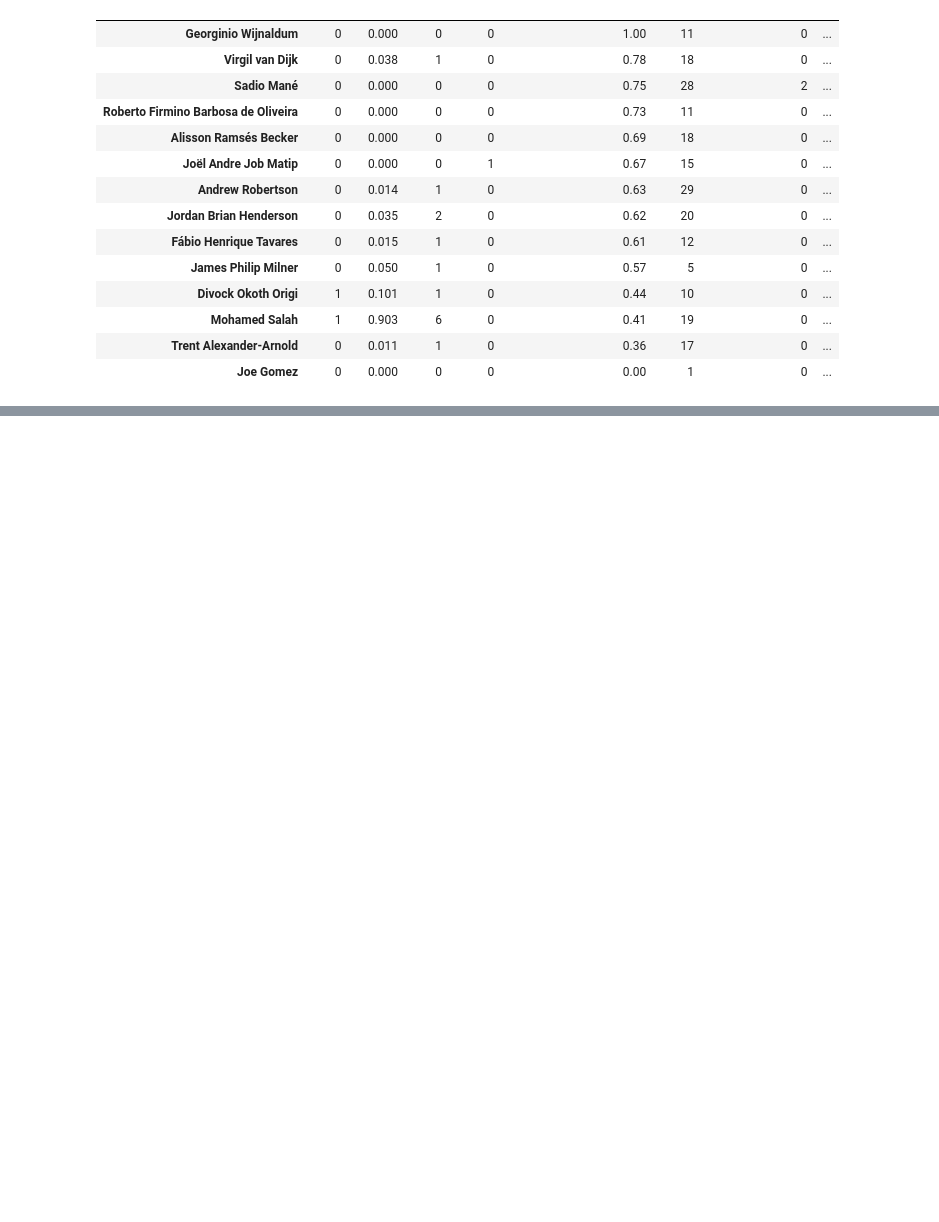
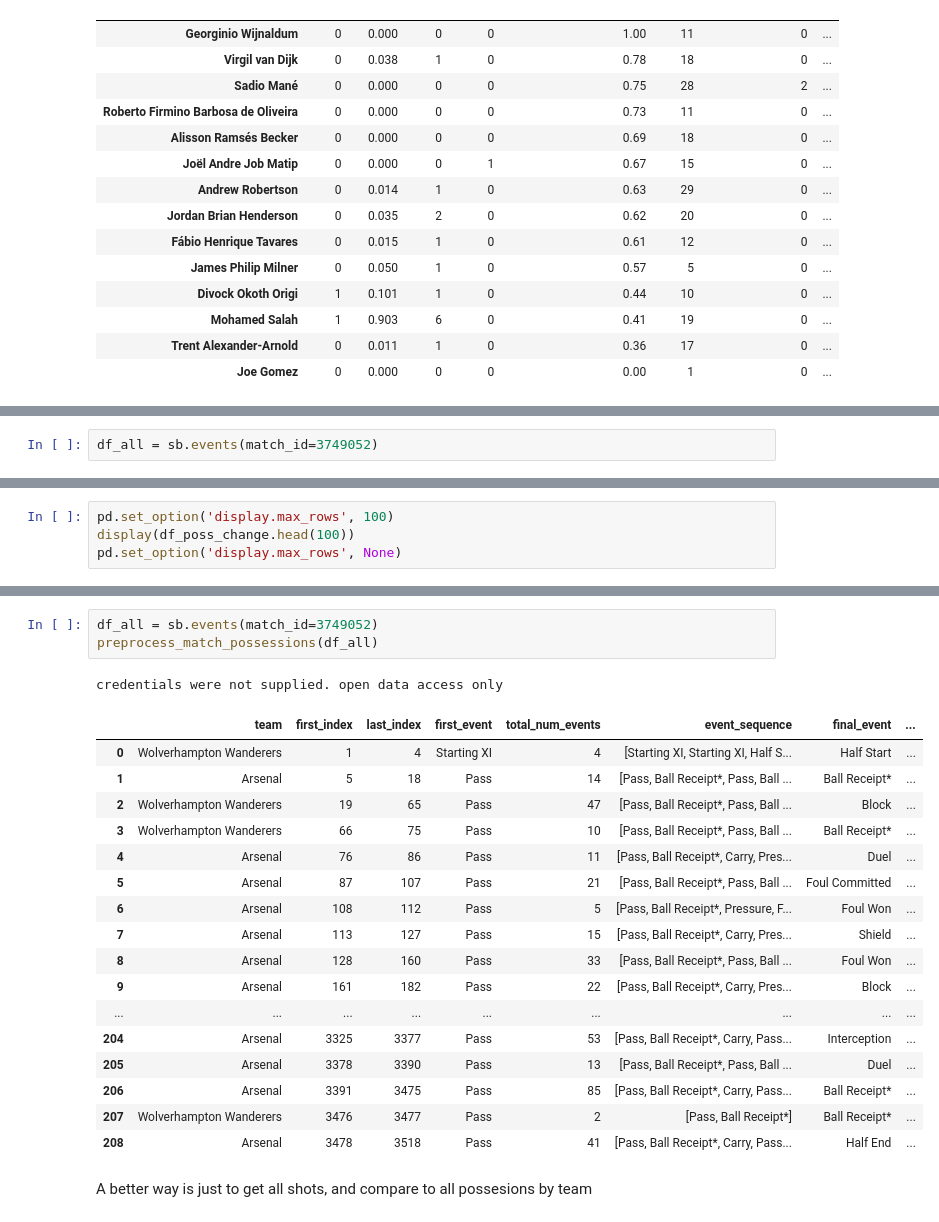
Before and after one commit to derrik-hanson/Soccer-Dash, a Jupyter notebook: lineup_playing-time_utilities_development.ipynb, the cells around one changed output, grey strips where cells are left out. Cells and saved outputs as stored; diff of their text form; blank space fills up the shorter version.

```diff
--- a/lineup_playing-time_utilities_development.ipynb
+++ b/lineup_playing-time_utilities_development.ipynb
@@ -637,0 +935,2 @@ match_sum.sort_values(by=sort_column, ascending=False)
+# %%
+df_all = sb.events(match_id=3749052)
@@ -637,0 +970,4 @@ match_sum.sort_values(by=sort_column, ascending=False)
+# %%
+pd.set_option('display.max_rows', 100)
+display(df_poss_change.head(100))
+pd.set_option('display.max_rows', None)
@@ -637,0 +1104,24 @@ match_sum.sort_values(by=sort_column, ascending=False)
+# %%
+df_all = sb.events(match_id=3749052)
+preprocess_match_possessions(df_all)
+# %% [output]
+credentials were not supplied. open data access only
+|  | team | first_index | last_index | first_event | total_num_events | event_sequence | final_event | ... |
+| 0 | Wolverhampton Wanderers | 1 | 4 | Starting XI | 4 | [Starting XI, Starting XI, Half S... | Half Start | ... |
+| 1 | Arsenal | 5 | 18 | Pass | 14 | [Pass, Ball Receipt*, Pass, Ball ... | Ball Receipt* | ... |
+| 2 | Wolverhampton Wanderers | 19 | 65 | Pass | 47 | [Pass, Ball Receipt*, Pass, Ball ... | Block | ... |
+| 3 | Wolverhampton Wanderers | 66 | 75 | Pass | 10 | [Pass, Ball Receipt*, Pass, Ball ... | Ball Receipt* | ... |
+| 4 | Arsenal | 76 | 86 | Pass | 11 | [Pass, Ball Receipt*, Carry, Pres... | Duel | ... |
+| 5 | Arsenal | 87 | 107 | Pass | 21 | [Pass, Ball Receipt*, Pass, Ball ... | Foul Committed | ... |
+| 6 | Arsenal | 108 | 112 | Pass | 5 | [Pass, Ball Receipt*, Pressure, F... | Foul Won | ... |
+| 7 | Arsenal | 113 | 127 | Pass | 15 | [Pass, Ball Receipt*, Carry, Pres... | Shield | ... |
+| 8 | Arsenal | 128 | 160 | Pass | 33 | [Pass, Ball Receipt*, Pass, Ball ... | Foul Won | ... |
+| 9 | Arsenal | 161 | 182 | Pass | 22 | [Pass, Ball Receipt*, Carry, Pres... | Block | ... |
+| ... | ... | ... | ... | ... | ... | ... | ... | ... |
+| 204 | Arsenal | 3325 | 3377 | Pass | 53 | [Pass, Ball Receipt*, Carry, Pass... | Interception | ... |
+| 205 | Arsenal | 3378 | 3390 | Pass | 13 | [Pass, Ball Receipt*, Pass, Ball ... | Duel | ... |
+| 206 | Arsenal | 3391 | 3475 | Pass | 85 | [Pass, Ball Receipt*, Carry, Pass... | Ball Receipt* | ... |
+| 207 | Wolverhampton Wanderers | 3476 | 3477 | Pass | 2 | [Pass, Ball Receipt*] | Ball Receipt* | ... |
+| 208 | Arsenal | 3478 | 3518 | Pass | 41 | [Pass, Ball Receipt*, Carry, Pass... | Half End | ... |
+# %% [markdown]
+A better way is just to get all shots, and compare to all possesions by team
```
Also changed, not shown: parts of 49 cells of this notebook, 4 other files.
